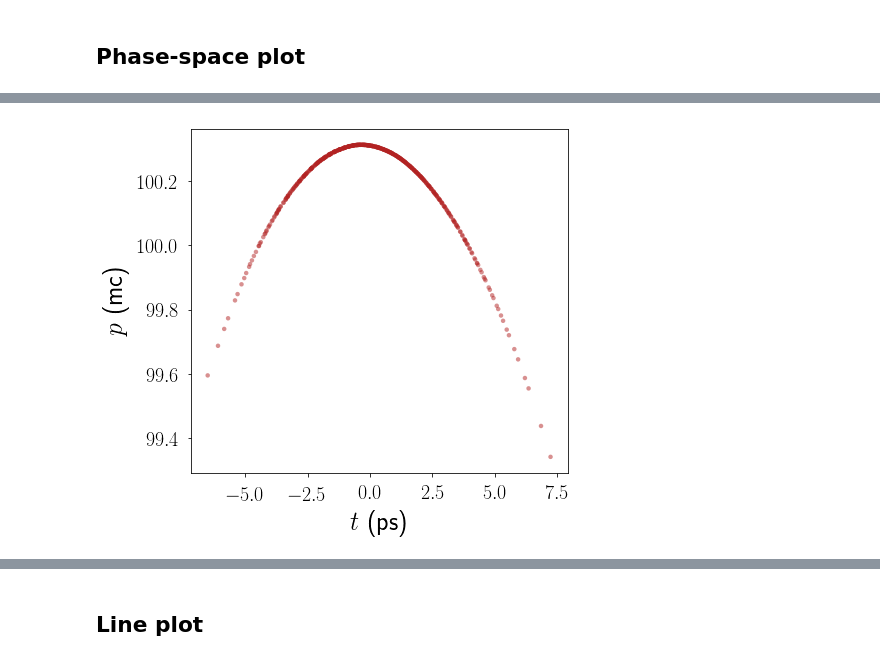
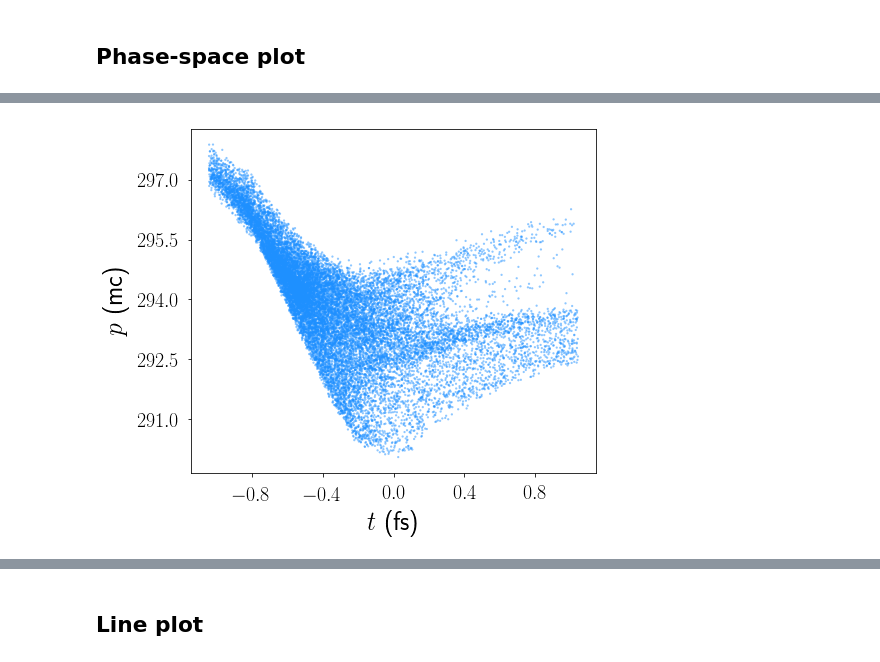
Before and after one commit to zhujun98/linacopt, a Jupyter notebook: LinacOpt Tutorial.ipynb, the cells around one changed output, grey strips where cells are left out. Drawn from its saved outputs; the diff is of its cells as text; code cells hidden in the pictures.

```diff
--- a/LinacOpt Tutorial.ipynb
+++ b/LinacOpt Tutorial.ipynb
@@ -179,7 +170,7 @@ Sections:
 from beam_plots import PhaseSpacePlot
 
 # Instantiate a PhaseSpacePlot object
-p1 = PhaseSpacePlot('injector.0400.001', 'astra')
+p1 = PhaseSpacePlot('examples/plots/fort.140', 'impact', 3.1e-12, cut_tail=0.1)
 # %% [markdown]
 ## Print the parameters
 # %%
@@ -214,5 +213,5 @@ p1.plot('x', 'xp')
 # %%
-p1.plot('t', 'p', special=False, x_unit='ps', y1_unit='A', density_plot=False,
-        marker_color='firebrick', marker_size=20, alpha=0.5, figsize=(6.8, 6))
+p1.plot('t', 'p', special=False, density_plot=False,
+        marker_color='dodgerblue', marker_size=5, alpha=0.5, figsize=(7.2, 6))
 # %% [output]
-[figure, old version]
+[figure, new version]
```
Also changed, not shown: parts of 23 cells of this notebook.
